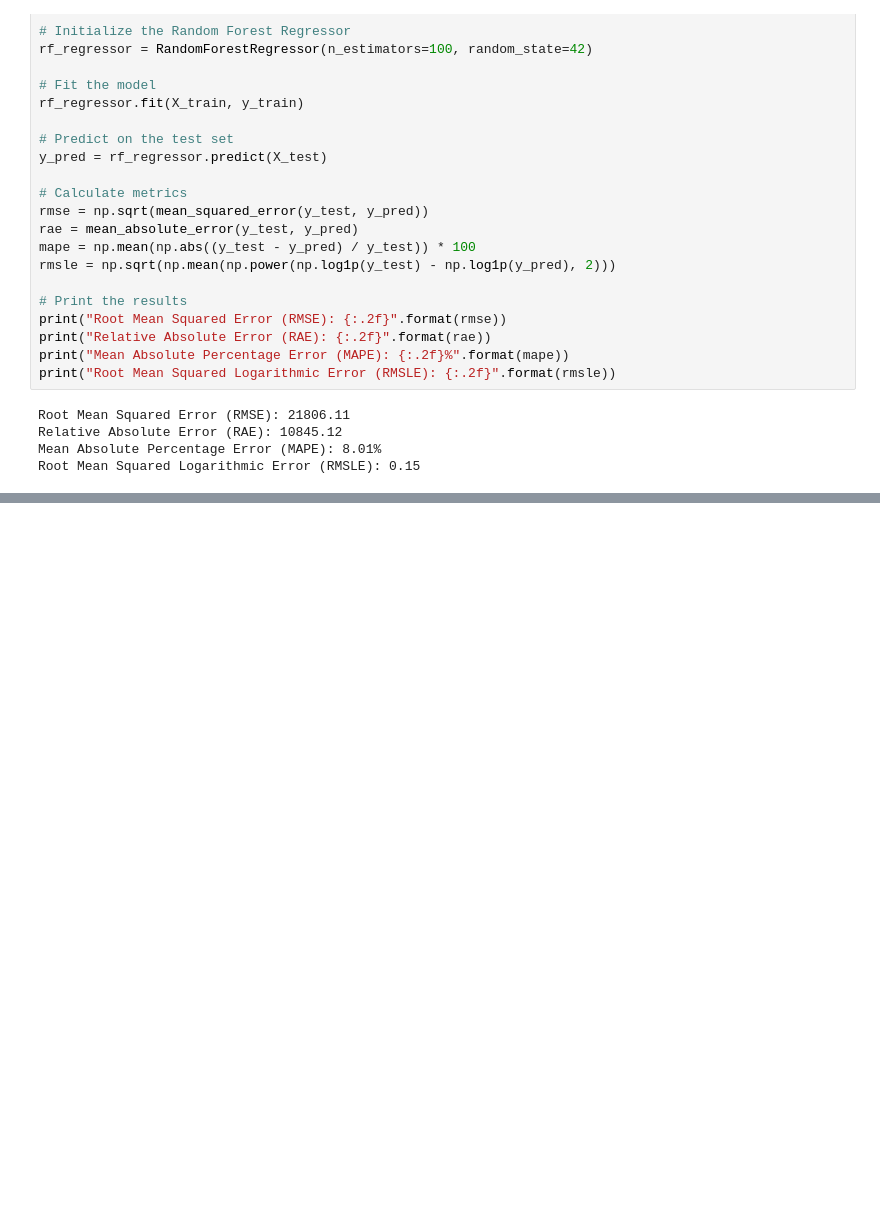
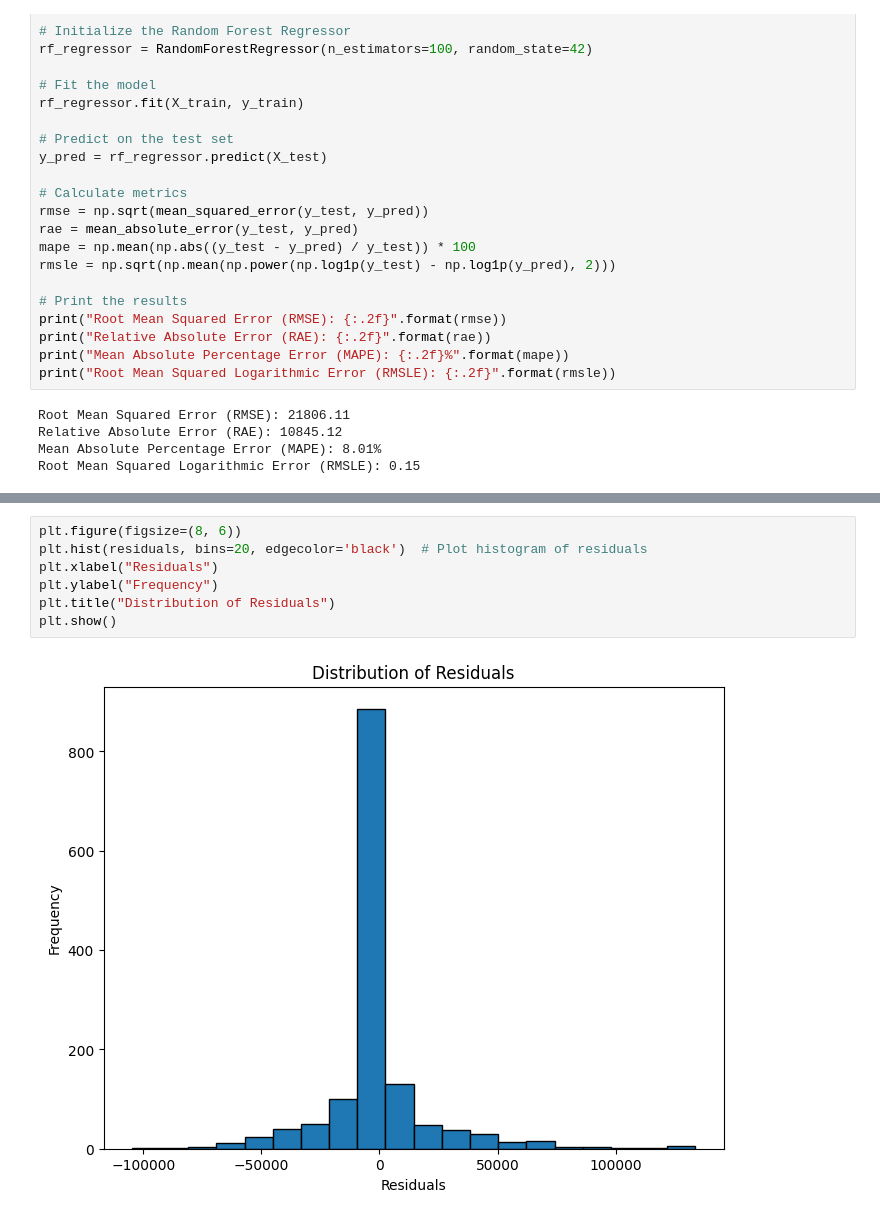
Before and after one commit to TheAmin102/csci-4340-Afiq, a Jupyter notebook: algorithm 1 visual.ipynb, the cells around one changed output, grey strips where cells are left out. Drawn from its saved outputs; the diff is of its cells as text; blank space fills up the shorter version.

```diff
--- a/algorithm 1 visual.ipynb
+++ b/algorithm 1 visual.ipynb
@@ -45,0 +69,9 @@ Root Mean Squared Logarithmic Error (RMSLE): 0.15
+# %%
+plt.figure(figsize=(8, 6))
+plt.hist(residuals, bins=20, edgecolor='black')  # Plot histogram of residuals
+plt.xlabel("Residuals")
+plt.ylabel("Frequency")
+plt.title("Distribution of Residuals")
+plt.show()
+# %% [output]
+[figure, added]
```
Also changed, not shown: parts of 7 cells of this notebook, 5 other files.
